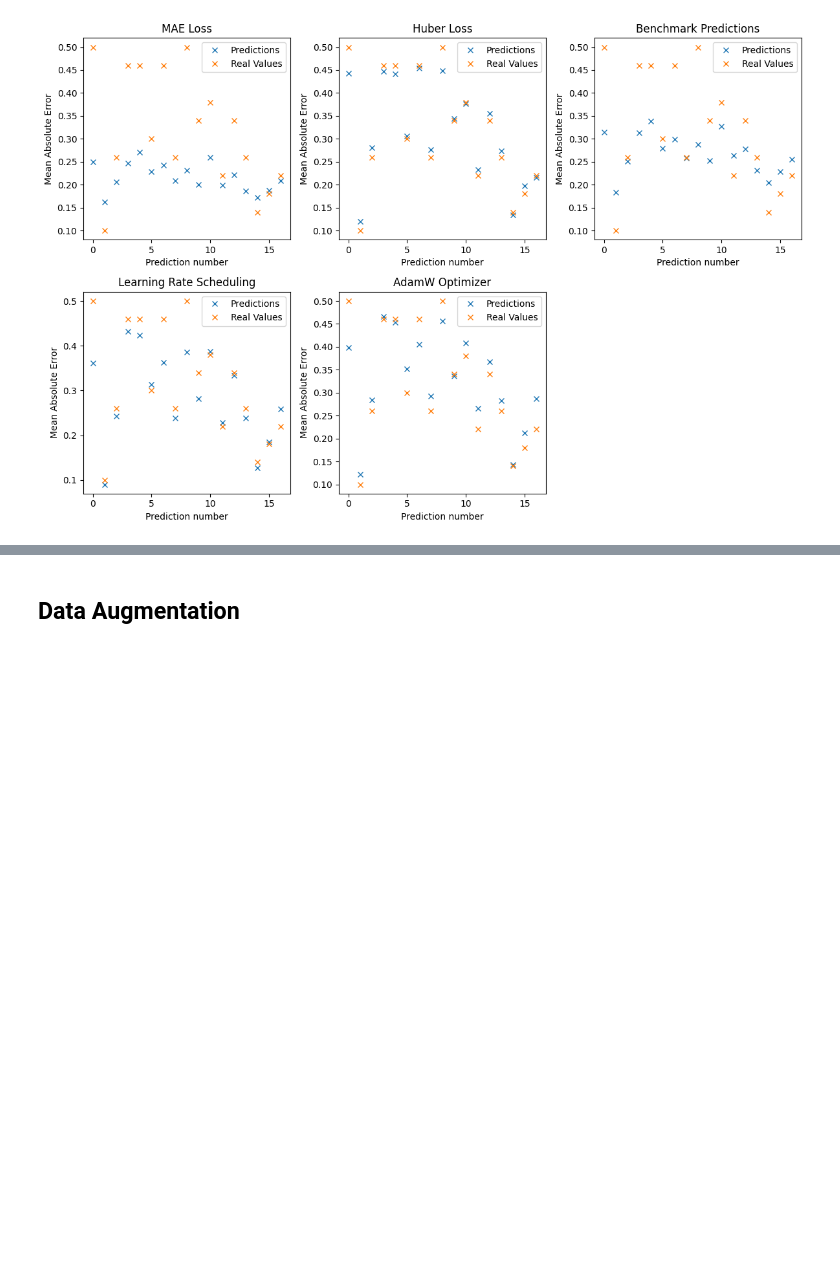
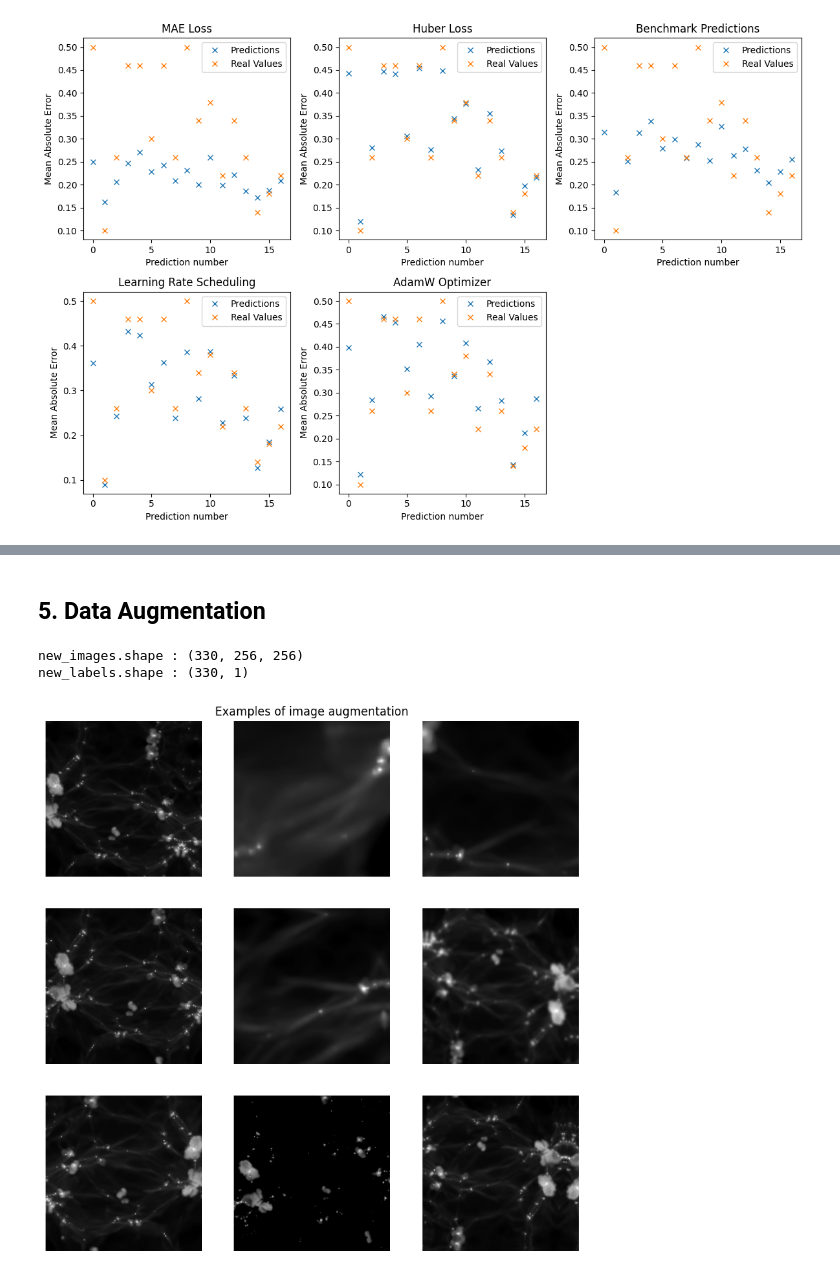
Before and after one commit to X-WasHere/Cosmological-Parameter-Inference, a Jupyter notebook: camels_02.ipynb, the cells around one changed output, grey strips where cells are left out. Saved outputs shown, nothing was run; the diff lists cells and outputs as text; code cells hidden in the pictures; blank space fills up the shorter version.

```diff
--- a/camels_02.ipynb
+++ b/camels_02.ipynb
@@ -475,2 +591,8 @@ MAE Loss - Test Loss: 0.00019758821872528642, Test MAE: 0.015661591663956642
 # %% [markdown]
-## Data Augmentation
+## 5. Data Augmentation
+# %%
+new_images, new_labels = Map.augment_images(images, labels, 2, True)
+# %% [output]
+new_images.shape : (330, 256, 256)
+new_labels.shape : (330, 1)
+[figure, added]
```
Also changed, not shown: parts of 34 cells of this notebook.
